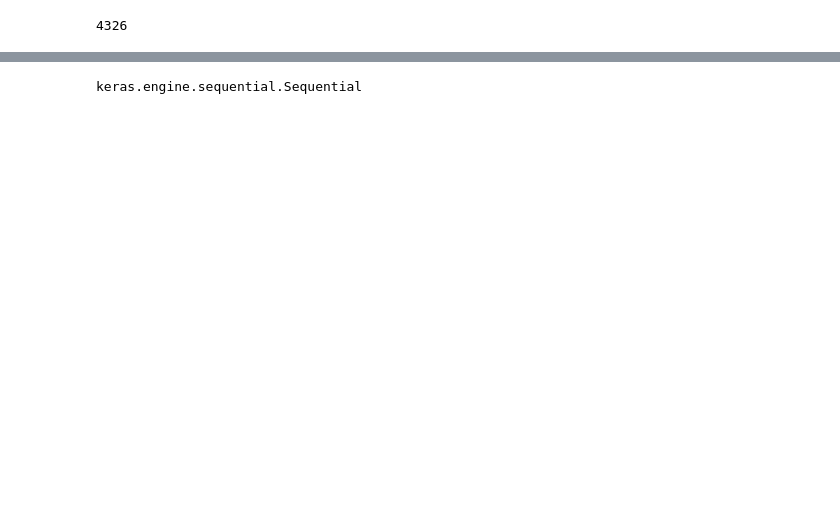
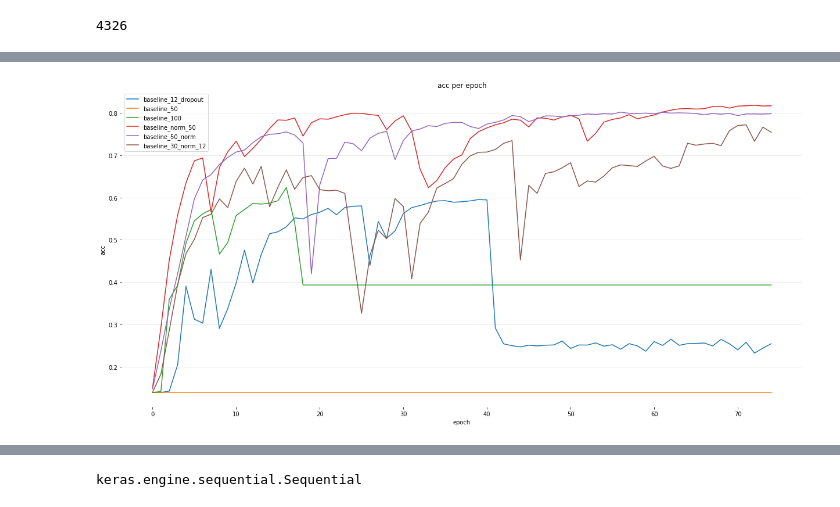
Before and after one commit to eltabre/PolitiGauge, a Jupyter notebook: notebooks/full_ibc/IBC Pract2.ipynb, the cells around one changed output, grey strips where cells are left out. Drawn from its saved outputs; the diff is of its cells as text; code cells hidden in the pictures; blank space fills up the shorter version.

```diff
--- a/notebooks/full_ibc/IBC Pract2.ipynb
+++ b/notebooks/full_ibc/IBC Pract2.ipynb
@@ -449,0 +733,4 @@ None
+# %%
+plot_epochs(nn_results, 'acc')
+# %% [output]
+[figure, added]
```
Also changed, not shown: parts of 61 cells of this notebook, 1 other file.
